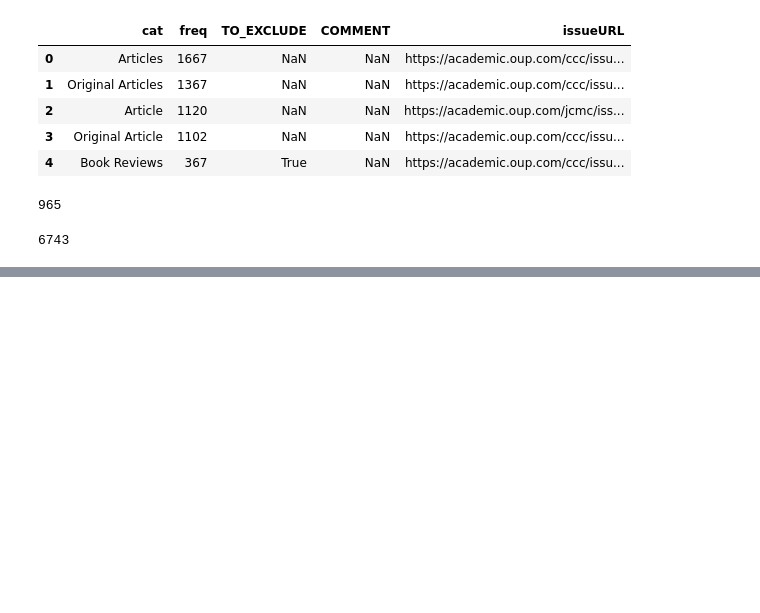
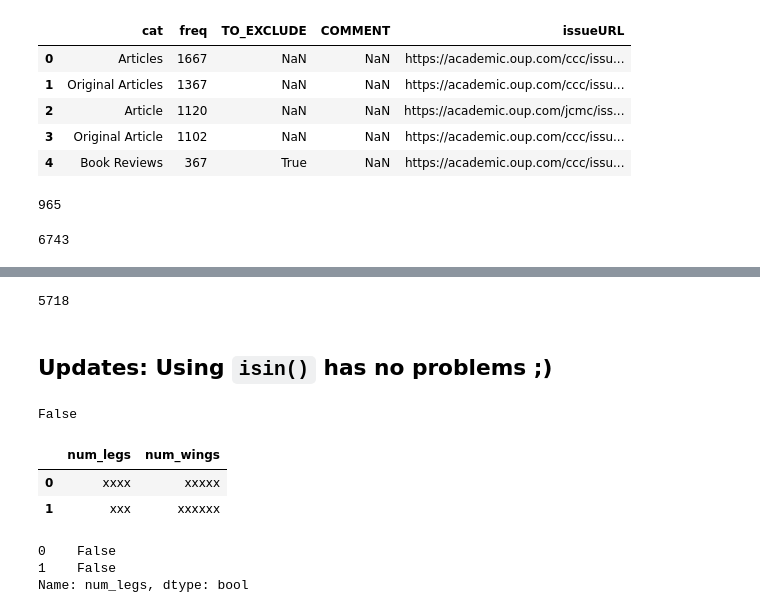
Before and after one commit to hongtaoh/ica_authors, a Jupyter notebook: Analysis_and_Ploting/Methods.ipynb, the cells around one changed output, grey strips where cells are left out. Cells and saved outputs as stored; diff of their text form; code cells hidden in the pictures; blank space fills up the shorter version.

```diff
--- a/Analysis_and_Ploting/Methods.ipynb
+++ b/Analysis_and_Ploting/Methods.ipynb
@@ -71,0 +193,6 @@ dff[dff.TO_EXCLUDE == True].freq.sum()
+# %%
+papers[papers.type == 'R'].shape[0] - 95
+# %% [output]
+5718
+# %% [markdown]
+## Updates: Using `isin()` has no problems ;)
@@ -71,0 +201,12 @@ dff[dff.TO_EXCLUDE == True].freq.sum()
+# %%
+'xx' in totestlist_1
+# %% [output]
+False
+# %%
+dff = pd.DataFrame({'num_legs': ['xxxx', 'xxx'], 'num_wings': ['xxxxx', 'xxxxxx']})
+# %%
+dff
+# %% [output]
+|  | num_legs | num_wings |
+| 0 | xxxx | xxxxx |
+| 1 | xxx | xxxxxx |
@@ -71,0 +215,6 @@ dff[dff.TO_EXCLUDE == True].freq.sum()
+# %%
+dff.num_legs.isin(totestlist)
+# %% [output]
+0    False
+1    False
+Name: num_legs, dtype: bool
```
Also changed, not shown: parts of 33 cells of this notebook, 4 other files.
